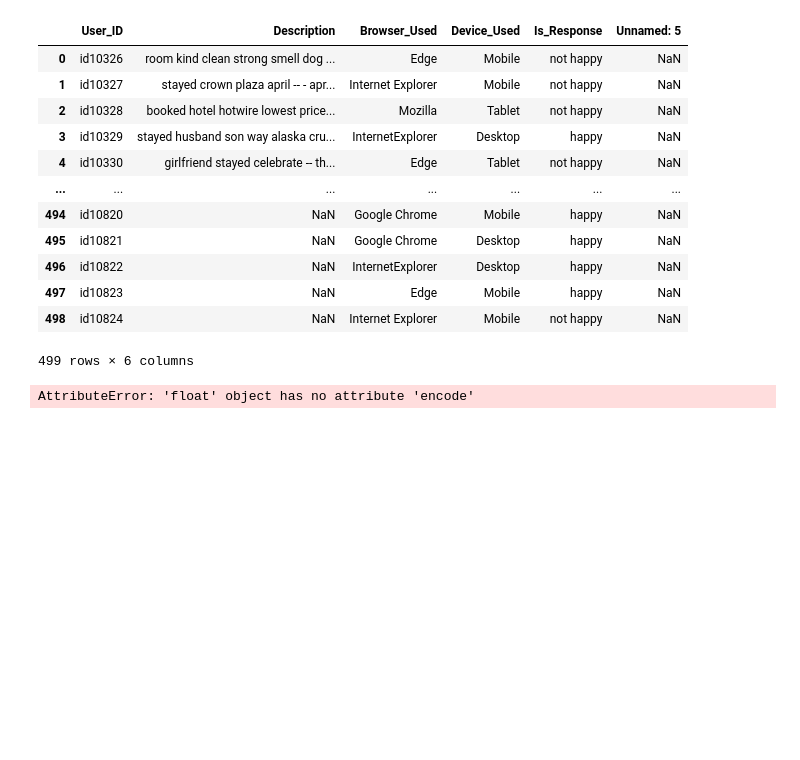
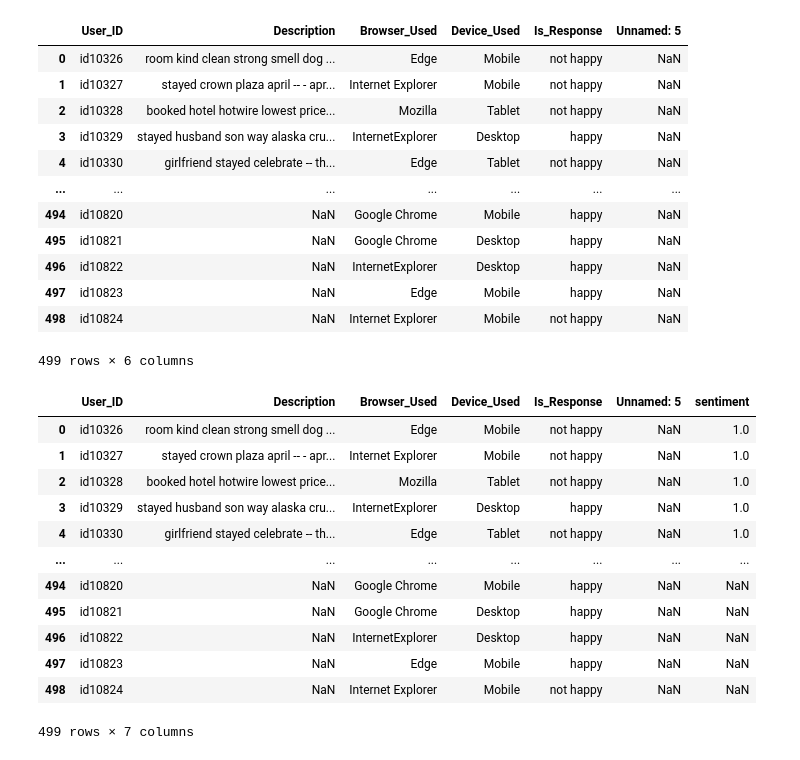
Before and after one commit to acorvin/sa-hotel-reviews, a Jupyter notebook: sa-hotel-reviews.ipynb, the cells around one changed output. Drawn from its saved outputs; the diff is of its cells as text; code cells hidden in the pictures; blank space fills up the shorter version.

Commit message:
handling non-string inputs

```diff
--- a/sa-hotel-reviews.ipynb
+++ b/sa-hotel-reviews.ipynb
@@ -40,7 +40,7 @@ nltk.download('all')
 [nltk_data]  Done downloading collection all
 True
 # %%
-df = pd.read_csv('hotel-reviews.csv')
+df = pd.read_csv('hotel-reviews.csv', encoding = 'UTF-8')
 df
 # %% [output]
 |  | User_ID | Description | Browser_Used | Device_Used | Is_Response | Unnamed: 5 |
@@ -93,21 +93,34 @@ df
 | 497 | id10823 | NaN | Edge | Mobile | happy | NaN |
 | 498 | id10824 | NaN | Internet Explorer | Mobile | not happy | NaN |
 499 rows × 6 columns
-# %%
-# Initialize NLTK sentiment analyzer
-analyzer = SentimentIntensityAnalyzer()
-
-# Create the get_sentiment function
-def get_sentiment(text):
-
-    scores = analyzer.polarity_scores(text)
-
-    sentiment = 1 if scores['pos'] > 0 else 0
-
-    return sentiment
-
-# Apply get_sentiment function
-df['sentiment'] = df['Description'].apply(get_sentiment)
-df
-# %% [output]
-AttributeError: 'float' object has no attribute 'encode'
+# %%
+# Initialize NLTK sentiment analyzer
+analyzer = SentimentIntensityAnalyzer()
+
+# Create the get_sentiment function
+def get_sentiment(text):
+    if isinstance(text, str):
+        scores = analyzer.polarity_scores(text)
+        sentiment = 1 if scores['pos'] > 0 else 0
+        return sentiment
+    else:
+        # Handle non-string inputs (e.g., floats) gracefully
+        return None
+
+# Apply get_sentiment function
+df['sentiment'] = df['Description'].apply(get_sentiment)
+df
+# %% [output]
+|  | User_ID | Description | Browser_Used | Device_Used | Is_Response | Unnamed: 5 | sentiment |
+| 0 | id10326 | room kind clean strong smell dog ... | Edge | Mobile | not happy | NaN | 1.0 |
+| 1 | id10327 | stayed crown plaza april -- - apr... | Internet Explorer | Mobile | not happy | NaN | 1.0 |
+| 2 | id10328 | booked hotel hotwire lowest price... | Mozilla | Tablet | not happy | NaN | 1.0 |
+| 3 | id10329 | stayed husband son way alaska cru... | InternetExplorer | Desktop | happy | NaN | 1.0 |
+| 4 | id10330 | girlfriend stayed celebrate -- th... | Edge | Tablet | not happy | NaN | 1.0 |
+| ... | ... | ... | ... | ... | ... | ... | ... |
+| 494 | id10820 | NaN | Google Chrome | Mobile | happy | NaN | NaN |
+| 495 | id10821 | NaN | Google Chrome | Desktop | happy | NaN | NaN |
+| 496 | id10822 | NaN | InternetExplorer | Desktop | happy | NaN | NaN |
+| 497 | id10823 | NaN | Edge | Mobile | happy | NaN | NaN |
+| 498 | id10824 | NaN | Internet Explorer | Mobile | not happy | NaN | NaN |
+499 rows × 7 columns
```
